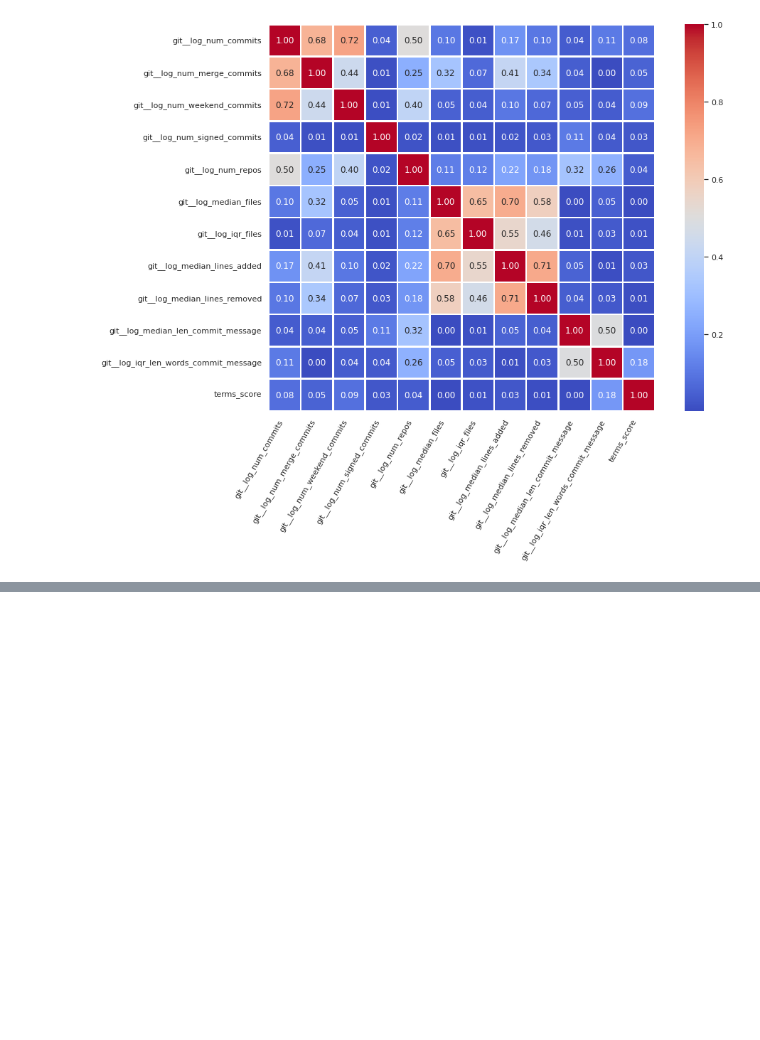
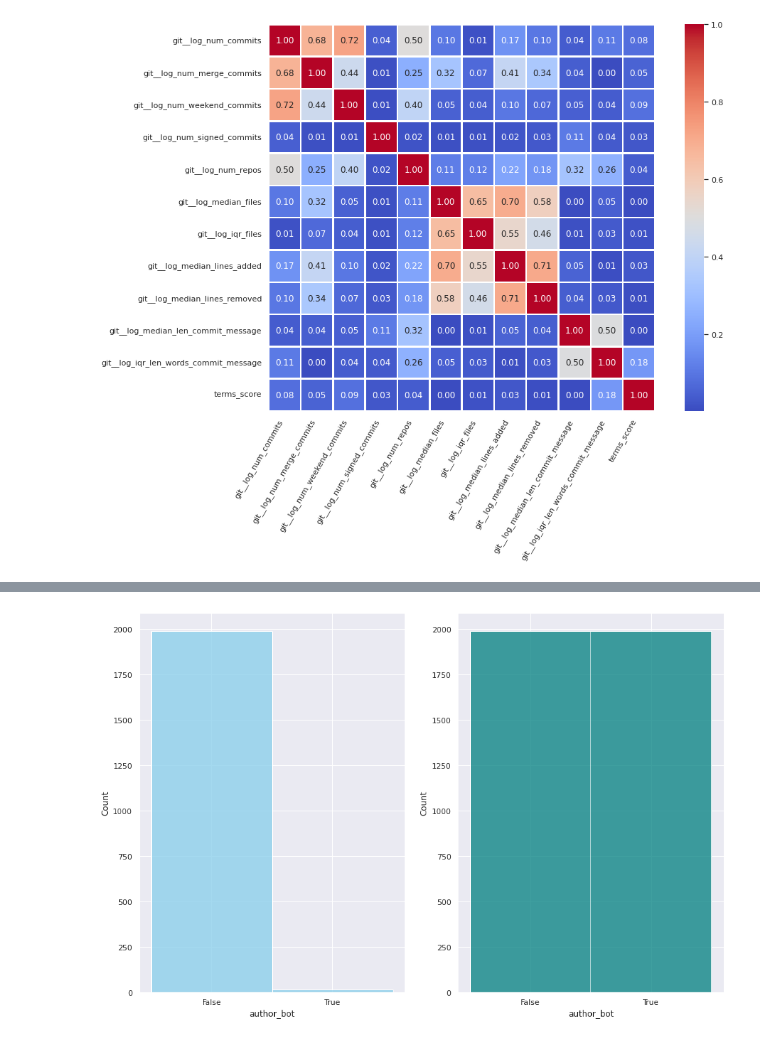
Before and after one commit to mafesan/2021-tfm-code, a Jupyter notebook: revelio/exploratory-data-analysis.ipynb, the cells around one changed output, grey strips where cells are left out. Cells and saved outputs as stored; diff of their text form; code cells hidden in the pictures; blank space fills up the shorter version.

```diff
--- a/revelio/exploratory-data-analysis.ipynb
+++ b/revelio/exploratory-data-analysis.ipynb
@@ -775,0 +937,14 @@ plt.savefig('eda_corr_heatmap_more_75_fixed.png', dpi=600, bbox_inches='tight',
+# %%
+from imblearn.over_sampling import SMOTE
+
+smt = SMOTE(random_state=22)
+X_train_git_SMOTE, y_train_git_SMOTE = smt.fit_resample(X_train_git, y_train_git)
+
+fig, axs = plt.subplots(1, 2, figsize=(15,10))
+
+sns.histplot(data=y_train_git.replace({0: 'False', 1: 'True'}), stat='count', kde=False, color="skyblue", ax=axs[0])
+sns.histplot(data=y_train_git_SMOTE.replace({0: 'False', 1: 'True'}), stat='count', kde=False, discrete=True, color="teal", ax=axs[1])
+
+plt.show()
+# %% [output]
+[figure, added]
```
Also changed, not shown: parts of 76 cells of this notebook, 8 other files.
